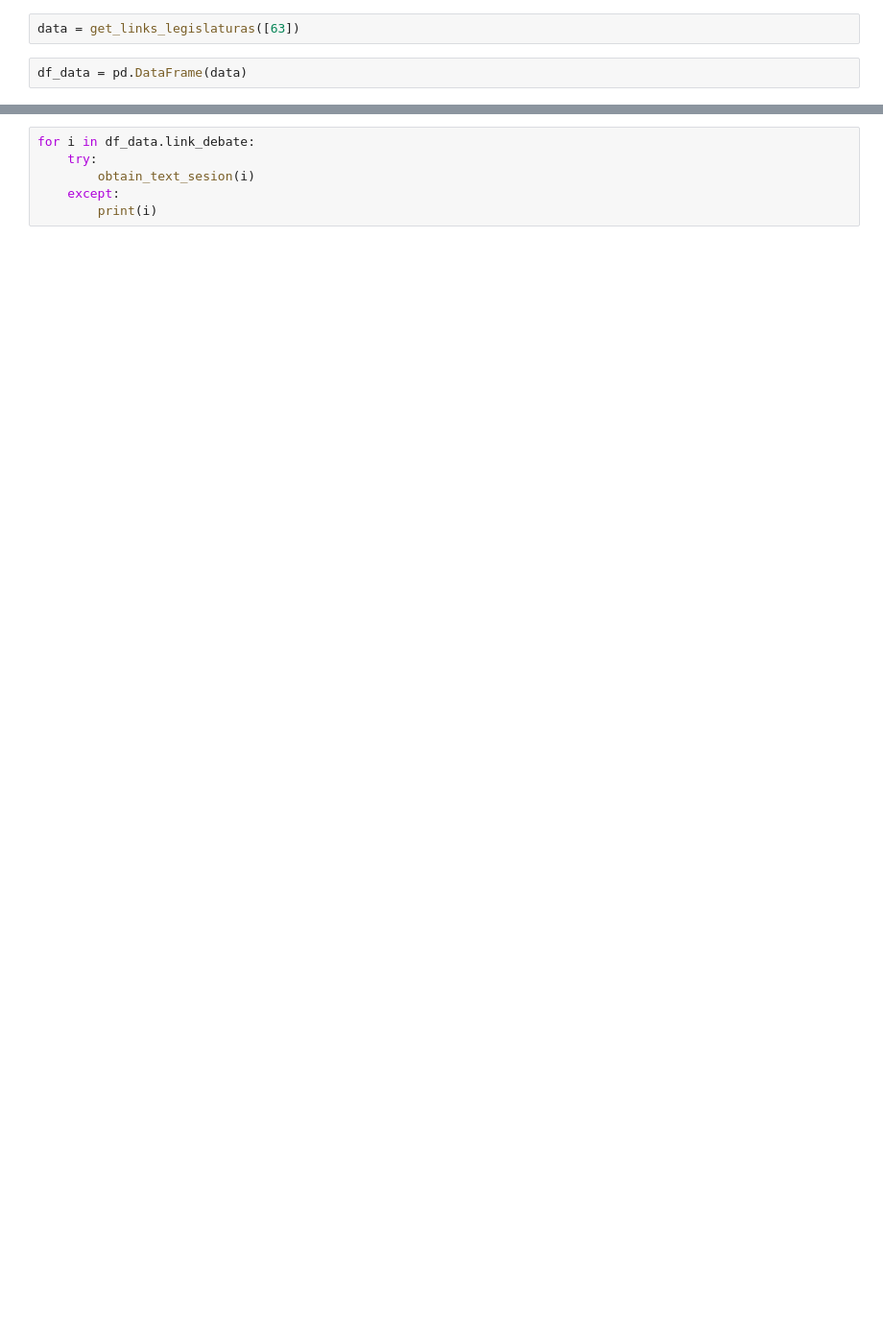
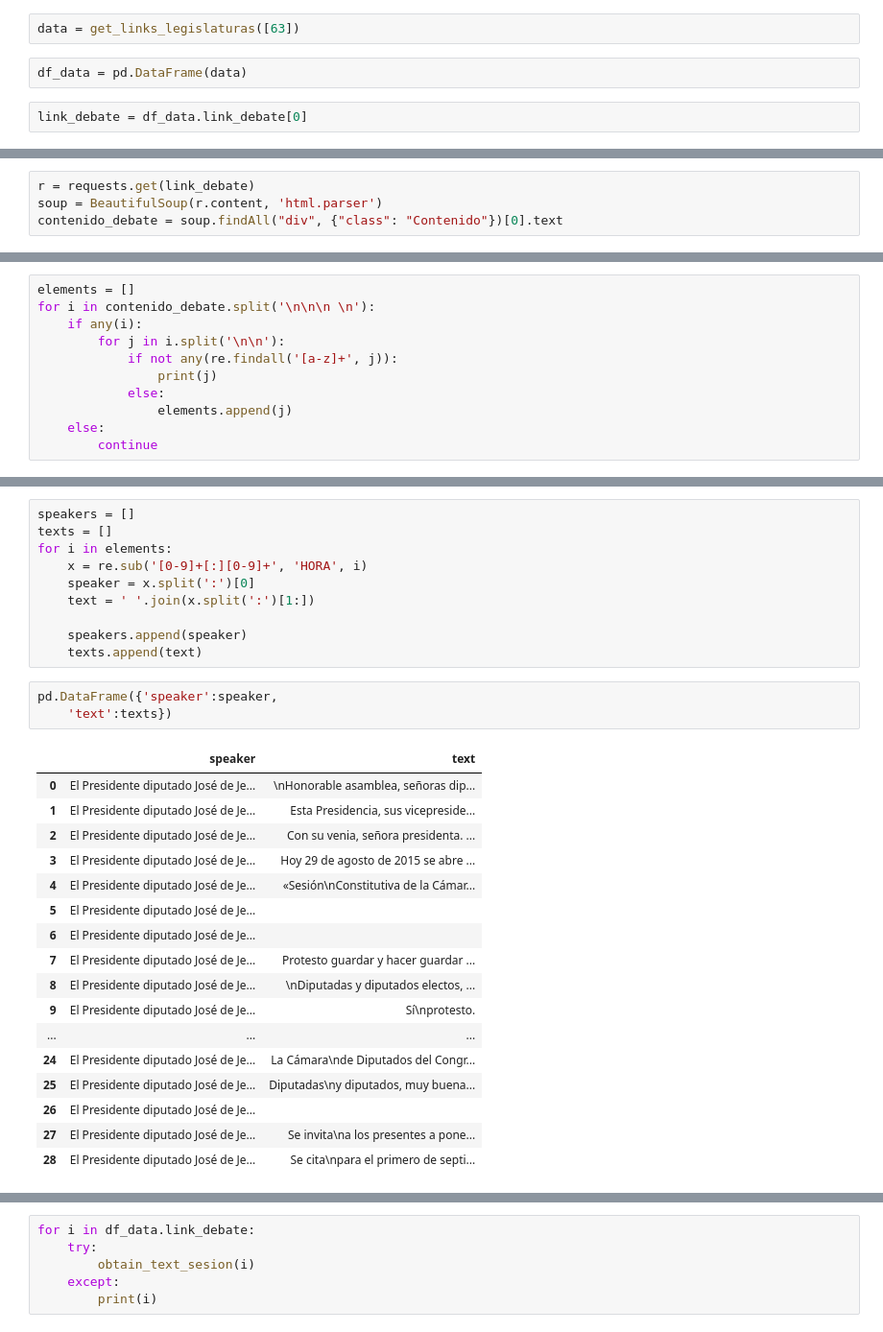
Before and after one commit to cblanesg/Congressional-dataMX, a Jupyter notebook: webcrawler/notebooks/test.ipynb, the cells around one changed output, grey strips where cells are left out. Shown at 96% size. Saved outputs shown, nothing was run; the diff lists cells and outputs as text; blank space fills up the shorter version.

```diff
--- a/webcrawler/notebooks/test.ipynb
+++ b/webcrawler/notebooks/test.ipynb
@@ -123,3 +157,5 @@ def obtain_text_sesion(link):
 data = get_links_legislaturas([63])
 # %%
 df_data = pd.DataFrame(data)
+# %%
+link_debate = df_data.link_debate[0]
@@ -125,0 +166,4 @@ df_data = pd.DataFrame(data)
+# %%
+r = requests.get(link_debate)
+soup = BeautifulSoup(r.content, 'html.parser')
+contenido_debate = soup.findAll("div", {"class": "Contenido"})[0].text
@@ -125,0 +178,11 @@ df_data = pd.DataFrame(data)
+# %%
+elements = []
+for i in contenido_debate.split('\n\n\n \n'):
+    if any(i):
+        for j in i.split('\n\n'):
+            if not any(re.findall('[a-z]+', j)):
+                print(j)
+            else:
+                elements.append(j)
+    else:
+        continue
@@ -125,0 +205,31 @@ df_data = pd.DataFrame(data)
+# %%
+speakers = []
+texts = []
+for i in elements:
+    x = re.sub('[0-9]+[:][0-9]+', 'HORA', i)
+    speaker = x.split(':')[0]
+    text = ' '.join(x.split(':')[1:])
+
+    speakers.append(speaker)
+    texts.append(text)
+# %%
+pd.DataFrame({'speaker':speaker,
+    'text':texts})
+# %% [output]
+|  | speaker | text |
+| 0 | El Presidente diputado José de Je... | \nHonorable asamblea, señoras dip... |
+| 1 | El Presidente diputado José de Je... | Esta Presidencia, sus vicepreside... |
+| 2 | El Presidente diputado José de Je... | Con su venia, señora presidenta. ... |
+| 3 | El Presidente diputado José de Je... | Hoy 29 de agosto de 2015 se abre ... |
+| 4 | El Presidente diputado José de Je... | «Sesión\nConstitutiva de la Cámar... |
+| 5 | El Presidente diputado José de Je... |  |
+| 6 | El Presidente diputado José de Je... |  |
+| 7 | El Presidente diputado José de Je... | Protesto guardar y hacer guardar ... |
+| 8 | El Presidente diputado José de Je... | \nDiputadas y diputados electos, ... |
+| 9 | El Presidente diputado José de Je... | Sí\nprotesto. |
+| ... | ... | ... |
+| 24 | El Presidente diputado José de Je... | La Cámara\nde Diputados del Congr... |
+| 25 | El Presidente diputado José de Je... | Diputadas\ny diputados, muy buena... |
+| 26 | El Presidente diputado José de Je... |  |
+| 27 | El Presidente diputado José de Je... | Se invita\na los presentes a pone... |
+| 28 | El Presidente diputado José de Je... | Se cita\npara el primero de septi... |
```
Also changed, not shown: parts of 44 cells of this notebook, 5 other files.
